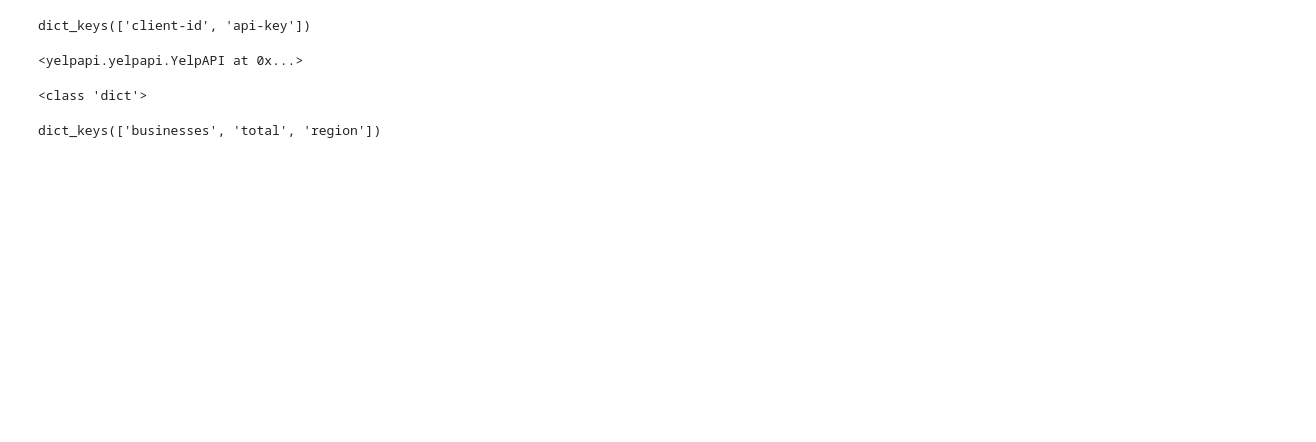
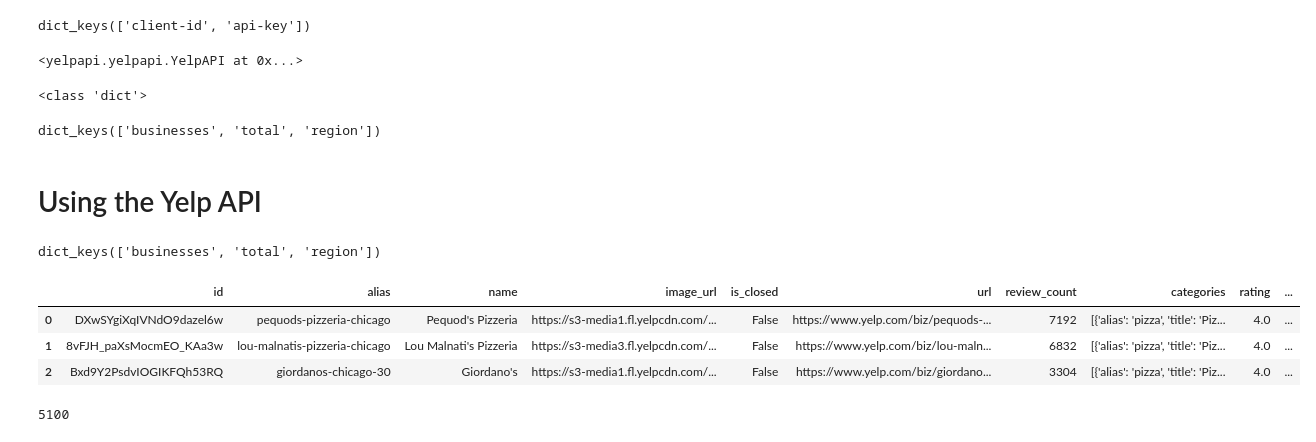
Before and after one commit to ChrisDaVillager/API-Practice, a Jupyter notebook: Yelp API.ipynb, the cells around one changed output. Drawn from its saved outputs; the diff is of its cells as text; code cells hidden in the pictures; blank space fills up the shorter version.

```diff
--- a/Yelp API.ipynb
+++ b/Yelp API.ipynb
@@ -19,3 +22,24 @@ results.keys()
 # %% [output]
 <class 'dict'>
 dict_keys(['businesses', 'total', 'region'])
+# %% [markdown]
+# Using the Yelp API
+# %%
+pizza = yelp_api.search_query(location='Chicago, IL',
+                                       term='pizza')
+type(results)
+results.keys()
+# %% [output]
+dict_keys(['businesses', 'total', 'region'])
+# %%
+pizza1 = pd.DataFrame(pizza['businesses'])
+pizza1.head(3)
+# %% [output]
+|  | id | alias | name | image_url | is_closed | url | review_count | categories | rating | ... |
+| 0 | DXwSYgiXqIVNdO9dazel6w | pequods-pizzeria-chicago | Pequod's Pizzeria | https://s3-media1.fl.yelpcdn.com/... | False | https://www.yelp.com/biz/pequods-... | 7192 | [{'alias': 'pizza', 'title': 'Piz... | 4.0 | ... |
+| 1 | 8vFJH_paXsMocmEO_KAa3w | lou-malnatis-pizzeria-chicago | Lou Malnati's Pizzeria | https://s3-media3.fl.yelpcdn.com/... | False | https://www.yelp.com/biz/lou-maln... | 6832 | [{'alias': 'pizza', 'title': 'Piz... | 4.0 | ... |
+| 2 | Bxd9Y2PsdvIOGIKFQh53RQ | giordanos-chicago-30 | Giordano's | https://s3-media1.fl.yelpcdn.com/... | False | https://www.yelp.com/biz/giordano... | 3304 | [{'alias': 'pizza', 'title': 'Piz... | 4.0 | ... |
+# %%
+pizza['total']
+# %% [output]
+5100
```
Also changed, not shown: parts of 6 cells of this notebook.
